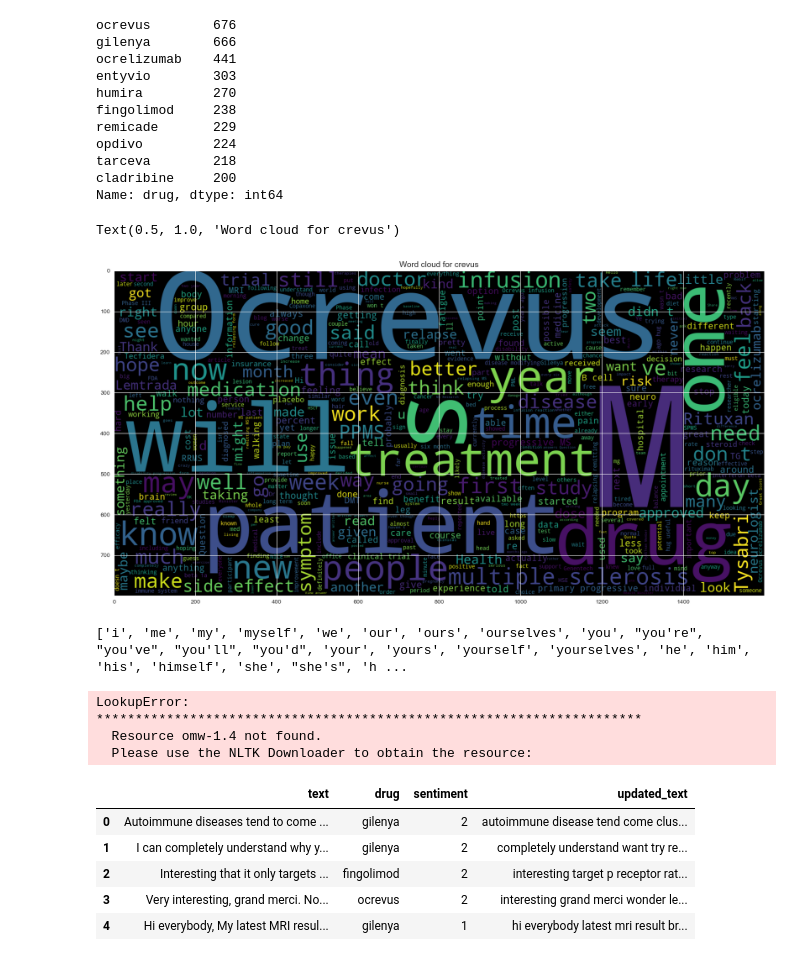
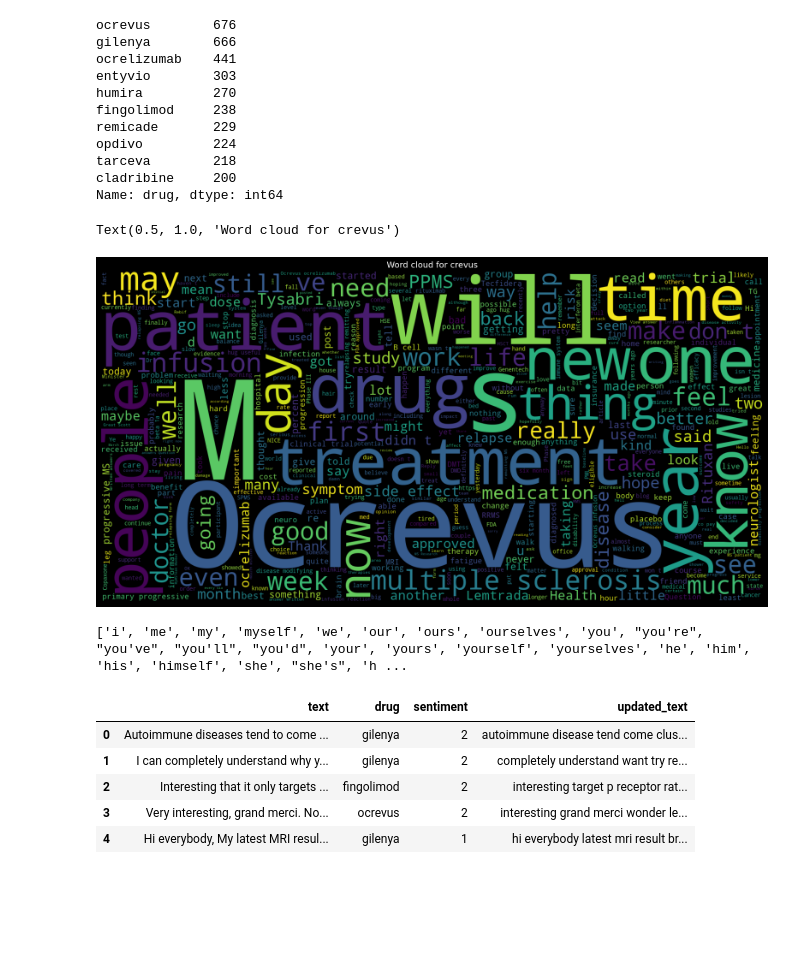
Before and after one commit to BugsXie/nlp, a Jupyter notebook: LessonStudy/传统机器学习分类.ipynb, the cells around one changed output. Cells and saved outputs as stored; diff of their text form; code cells hidden in the pictures; blank space fills up the shorter version.

```diff
--- a/LessonStudy/传统机器学习分类.ipynb
+++ b/LessonStudy/传统机器学习分类.ipynb
@@ -92,17 +95,16 @@ data_opdivo = data[(data['drug'] == 'opdivo')]
 data_tarceva = data[(data['drug'] == 'tarceva')]
 data_cladribine = data[(data['drug'] == 'cladribine')]
 # %%
-# %matplotlib inline
-
 from wordcloud import WordCloud
 
-plt.figure(figsize=(20, 20))  # Text that is Fake News Headlines
+plt.figure(figsize=(20, 20), facecolor="black")  # Text that is Fake News Headlines
 wc = WordCloud(max_words=500, width=1600, height=800).generate(" ".join(data_ocrevus.text))
 plt.imshow(wc, interpolation='bilinear')
-plt.title('Word cloud for crevus', fontsize=14)
+plt.axis(False)
+plt.title('Word cloud for crevus', fontsize=14, c="white")
 # %% [output]
 Text(0.5, 1.0, 'Word cloud for crevus')
-[figure, old version]
+[figure, new version]
 # %%
 from nltk.corpus import stopwords
 
@@ -126,13 +128,7 @@ def clean_data(raw_data):  # 用机器学习模型，分析 1、切词对模型
     # 7. space join words
     return (' '.join(lemmitize_words))
 # %%
-nltk.download()
-data['updated_text'] = data['text'].apply(clean_data)
+data["updated_text"] = data["text"].apply(clean_data)
-# %% [output]
-LookupError:
-**********************************************************************
-  Resource omw-1.4 not found.
-  Please use the NLTK Downloader to obtain the resource:
 # %%
 data.head()
 # %% [output]
```
Also changed, not shown: parts of 15 cells of this notebook, 1 other file.
